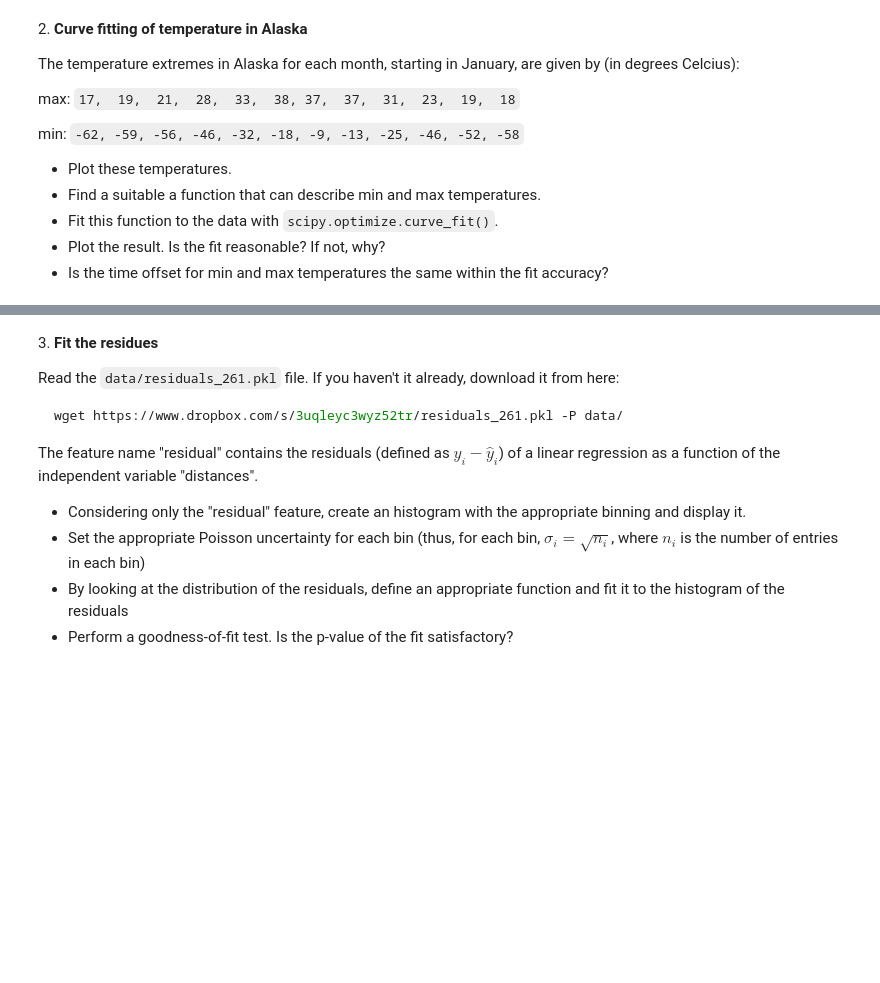
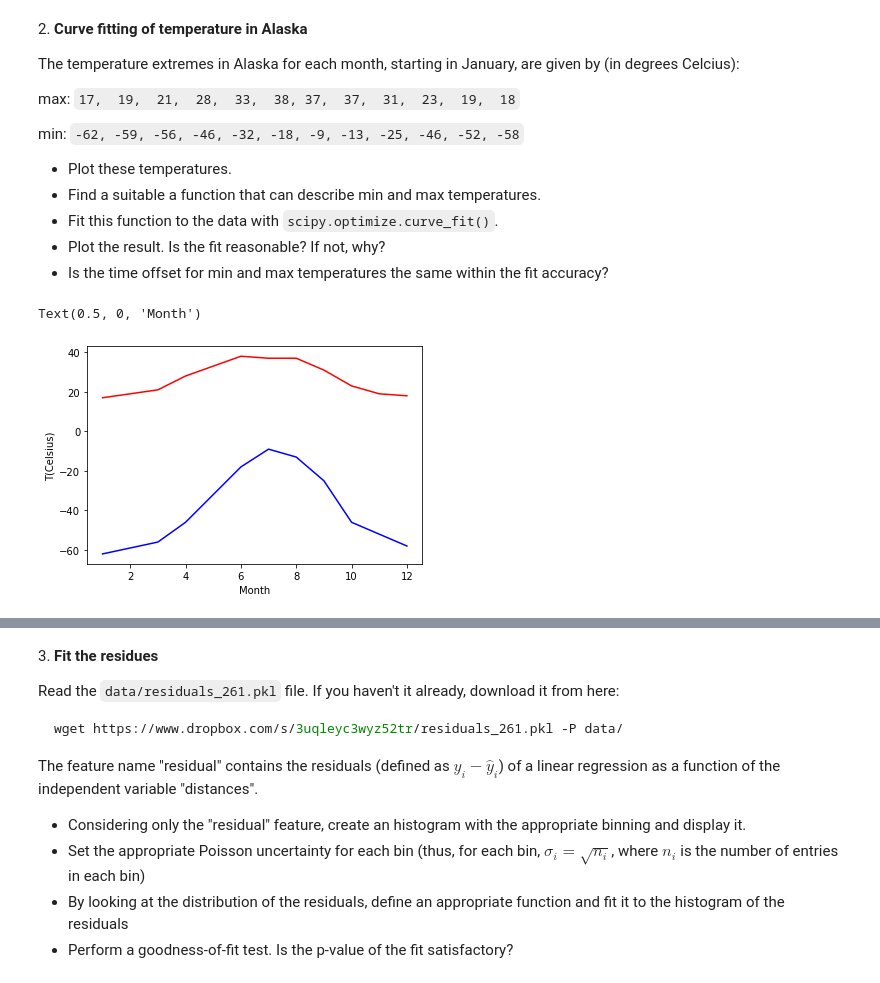
Before and after one commit to PhysicsOfData/LaboratoryOfComputationalPhysics_Y4, a Jupyter notebook: 08ex_fitting.ipynb, the cells around one changed output, grey strips where cells are left out. Cells and saved outputs as stored; diff of their text form; code cells hidden in the pictures; blank space fills up the shorter version.

```diff
--- a/08ex_fitting.ipynb
+++ b/08ex_fitting.ipynb
@@ -76,3 +70,14 @@ min: `-62, -59, -56, -46, -32, -18, -9, -13, -25, -46, -52, -58`
 * Fit this function to the data with `scipy.optimize.curve_fit()`.
 * Plot the result. Is the fit reasonable? If not, why?
 * Is the time offset for min and max temperatures the same within the fit accuracy?
+# %%
+max=np.array([17,  19,  21,  28,  33,  38, 37,  37,  31,  23,  19,  18])
+min=np.array([-62, -59, -56, -46, -32, -18, -9, -13, -25, -46, -52, -58])
+month=np.arange(1, 13, 1)
+plt.plot(month, max, color='red')
+plt.plot(month, min, color='blue')
+plt.ylabel("T(Celsius)")
+plt.xlabel("Month")
+# %% [output]
+Text(0.5, 0, 'Month')
+[figure, added]
```
Also changed, not shown: parts of 31 cells of this notebook, 4 other files.
